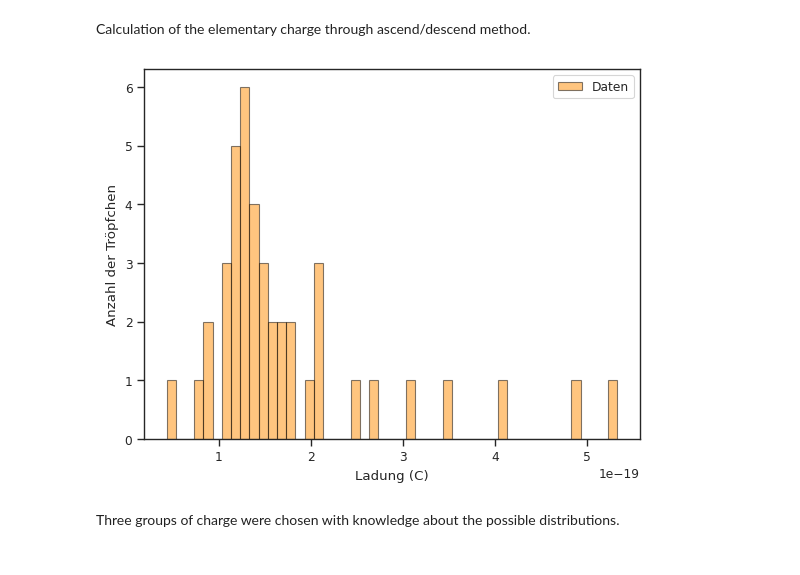
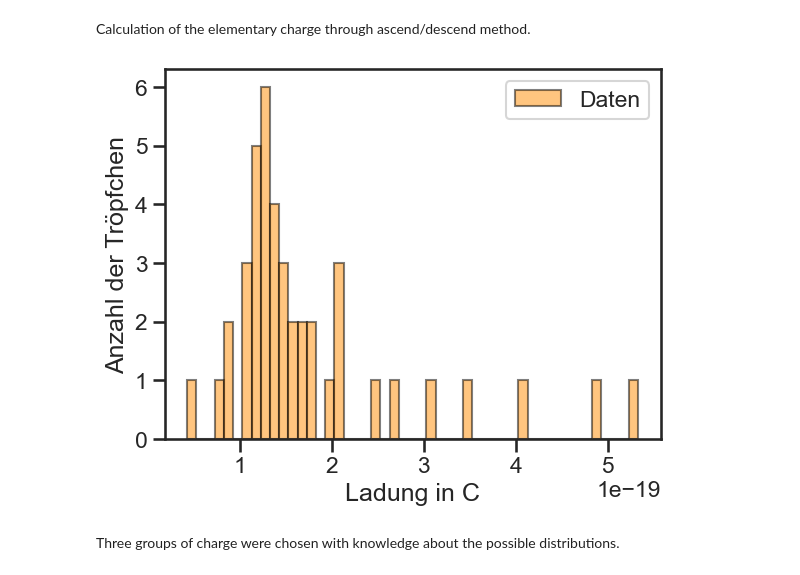
Before and after one commit to KemalOenen/Grundpraktikum2_Gruppe1_SS23, a Jupyter notebook: Versuch8/Milikan.ipynb, the cells around one changed output. Saved outputs shown, nothing was run; the diff lists cells and outputs as text; code cells hidden in the pictures.

```diff
--- a/Versuch8/Milikan.ipynb
+++ b/Versuch8/Milikan.ipynb
@@ -21,7 +21,7 @@ step_value=0.00005 #m
 g=9.81 #m/s^2
 # %%
 sns.set_theme(style="ticks")
-sns.set_context("paper")
+sns.set_context("talk")
 # %%
 #get data
 sinksteig_data=pd.read_csv("Milikan_sinkSteig.csv", header=2)
@@ -133,35 +142,36 @@ s=[]
 for i in range(len(sinksteig_data["scale-steps"])):
     s.append(ufloat(sinksteig_data["scale-steps"][i], sinksteig_data["scale-steps_err"][i]))
 s=np.array(s)*step_value
 t1=[]
 for i in range(len(sinksteig_data["t1/s"])):
     t1.append(ufloat(sinksteig_data["t1/s"][i], sinksteig_data["t1_err/s"][i]))
 t1=np.array(t1)
 t2=[]
 for i in range(len(sinksteig_data["t2/s"])):
     t2.append(ufloat(sinksteig_data["t2/s"][i], sinksteig_data["t2_err/s"][i]))
 t2=np.array(t2)
 U=[]
 for i in range(len(sinksteig_data["U/V"])):
     U.append(ufloat(sinksteig_data["U/V"][i], sinksteig_data["U_err/V"][i]))
 U=np.array(U)
 
 #calculating the velocities
 v1=s/t1
 v2=s/t2
 
 r2=9*s*viscosity_air/(2*g*t1*(density_oil-density_air))
 r=r2**(1/2)
 Q=capacitor_distance/U*((density_oil-density_oil)*4/3*np.pi*r**3*g+6*np.pi*r*viscosity_air*v2)
 plt.hist([Q[i].n for i in range(len(Q))], color="darkorange", label="Daten", edgecolor="black",
          bins=np.arange(min([Q[i].n for i in range(len(Q))]), max([Q[i].n for i in range(len(Q))]) + 0.1e-19, 0.1e-19),
          alpha=0.5)
-plt.xlabel("Ladung (C)")
+plt.xlabel("Ladung in C")
 plt.ylabel("Anzahl der Tröpfchen")
 plt.legend()
+plt.savefig("Sink-steig_reinedaten.png", dpi=500, bbox_inches="tight")
 plt.show()
 # %% [output]
-[figure, old version]
+[figure, new version]
 # %% [markdown]
 Three groups of charge were chosen with knowledge about the possible distributions.
 # %%
```
Also changed, not shown: parts of 8 cells of this notebook.
